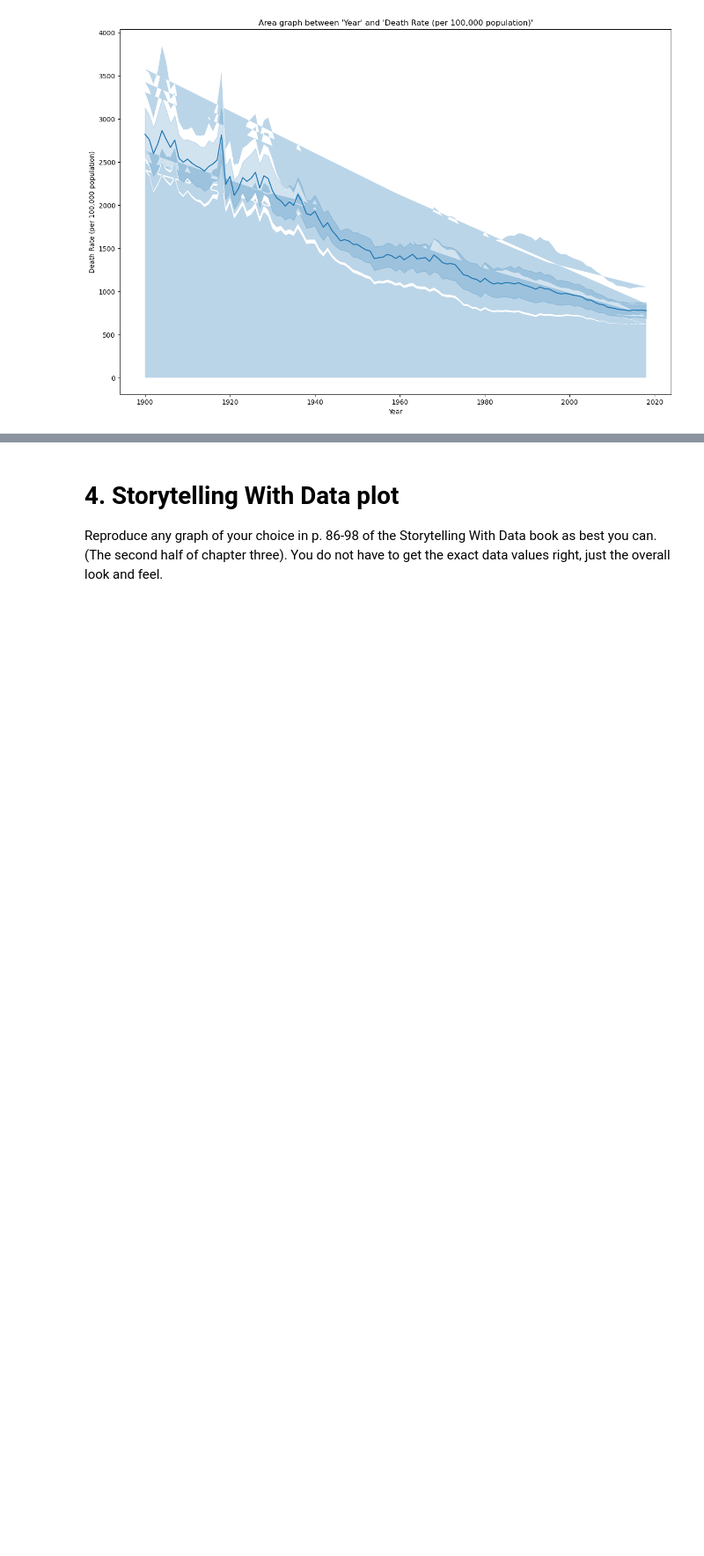
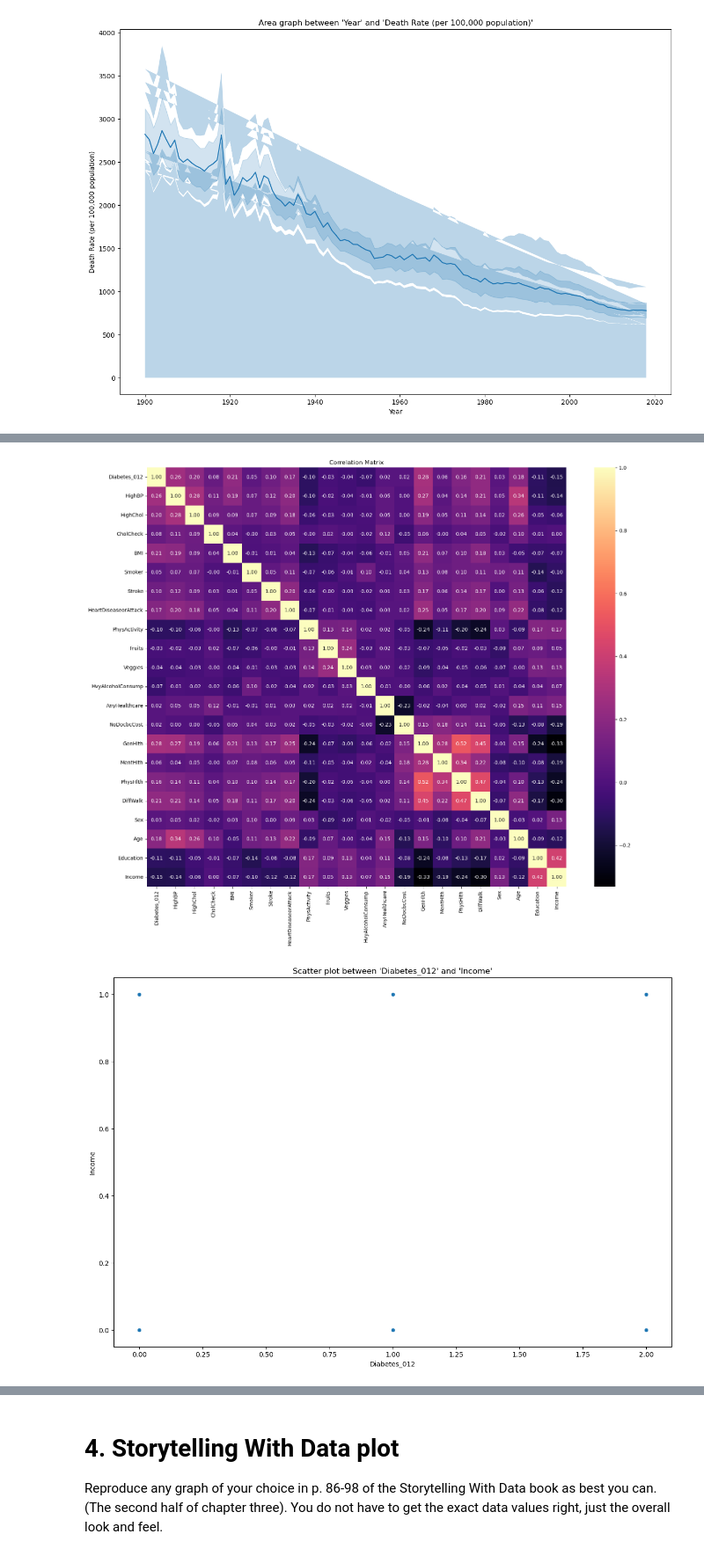
Before and after one commit to veniola/Module-B-semester-2, a Jupyter notebook: OMDS-ModB2-Week6-Eniola-Victoria.ipynb, the cells around one changed output, grey strips where cells are left out. Shown at 88% size. Drawn from its saved outputs; the diff is of its cells as text; code cells hidden in the pictures; blank space fills up the shorter version.

```diff
--- a/OMDS-ModB2-Week6-Eniola-Victoria.ipynb
+++ b/OMDS-ModB2-Week6-Eniola-Victoria.ipynb
@@ -201,0 +241,19 @@ plt.show()
+# %%
+# Find correlations between pairs of variables
+correlation_matrix = diabetes_clean.corr()
+plt.figure(figsize=(20, 15))
+sns.heatmap(correlation_matrix, annot=True, fmt=".2f", cmap="magma", square=True)
+plt.title("Correlation Matrix")
+plt.show()
+
+# Scatter plots of most correlated features:
+# Income vs Diabetes_012 - highest positive correlation
+plt.figure(figsize=(15, 10))
+sns.scatterplot(data=diabetes_clean, x=diabetes_clean['Diabetes_012'], y=diabetes_clean['Sex'])
+plt.title(f"Scatter plot between 'Diabetes_012' and 'Income'")
+plt.xlabel('Diabetes_012')
+plt.ylabel('Income')
+plt.show()
+# %% [output]
+[figure, added]
+[figure, added]
```
Also changed, not shown: parts of 7 cells of this notebook, 3 other files.
